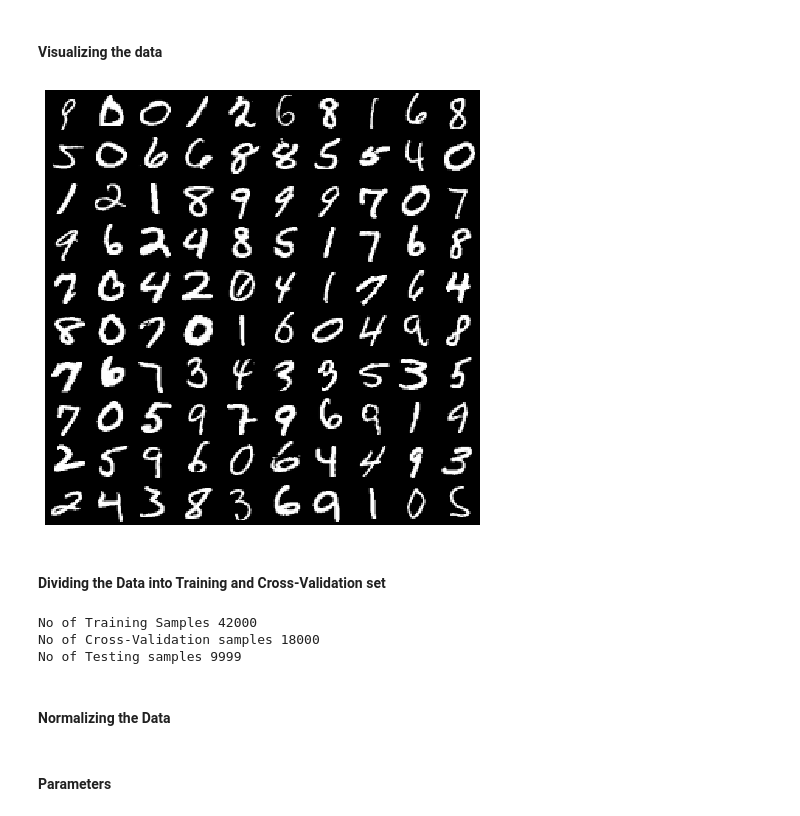
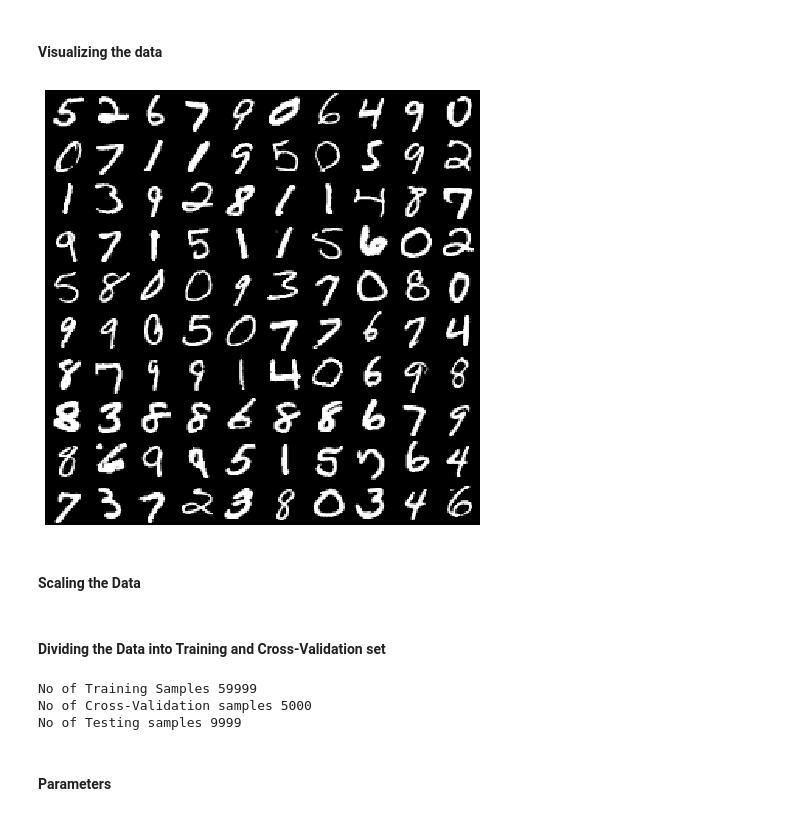
Before and after one commit to GauthamSks/Handwritten-Digit-Clasiffication, a Jupyter notebook: Handwritten Digit Classification.ipynb, the cells around one changed output. Drawn from its saved outputs; the diff is of its cells as text; code cells hidden in the pictures.

```diff
--- a/Handwritten Digit Classification.ipynb
+++ b/Handwritten Digit Classification.ipynb
@@ -18,20 +18,20 @@ DataBase = pd.read_csv('./Data/train_60000.csv')
 Test_Data = pd.read_csv('./Data/test_10000.csv')
 
 #Seperating the Label from the Features
-Data = DataBase.iloc[:,1:]
-Labels = DataBase.iloc[:,0].values
+Train_Data = DataBase.iloc[:,1:]
+Train_Labels = DataBase.iloc[:,0].values
 
 #Seperating the Label from the Features for Test data
 TData = Test_Data.iloc[:,1:]
 TLabels = Test_Data.iloc[:,0].values
 
 #Adding the Bias term to Data
-Data.insert(0,"Bias",1)
+Train_Data.insert(0,"Bias",1)
 TData.insert(0,"Bias",1)
 # %% [markdown]
 #### Visualizing the data
 # %%
-Index = random.sample(range(Data.shape[0]),100)
+Index = random.sample(range(Train_Data.shape[0]),100)
 
 def Convert_28x28(x):
     """
@@ -41,32 +41,34 @@ def Convert_28x28(x):
     width,height = 28,28 #The dimensions of the image
     x = x.values
     img = x.reshape(width,height)
     return img
 def Display_Grid(indices_to_display):
     """
     Function that picks 100 random rows from X, creates a 28x28 pixel image from each,
     then stitches them together into a 10x10 grid of images, and shows it.
     """
 
     width,height = 28,28 #The dimensions of the image
     nrows,ncols = 10,10 #The dimensions of the Image grid
     Grid = np.zeros((nrows*28,ncols*28)) #Each image is 20x20 therefor the Grid dimension is 200x200
 
 
     irow,icol = 0,0 #Index of the images in the Grid
     for index in indices_to_display:
         if(icol==ncols): #Here we are filling the Grid with images row wise
             irow +=1
             icol  =0
-        img = Convert_28x28(Data.iloc[index,1:]) #0th column is bias
+        img = Convert_28x28(Train_Data.iloc[index,1:]) #0th column is bias
         Grid[irow*height:irow*height+28,icol*width:icol*width+28] = img
         icol +=1
 
     fig = plt.figure(figsize=(20,8))
     plt.imshow(Grid,cmap = cm.Greys_r)
     plt.axis('off')
 
 
 Display_Grid(Index)
 # %% [output]
-[figure, old version]
+[figure, new version]
+# %% [markdown]
+#### Scaling the Data
@@ -73,13 +87,9 @@ Display_Grid(Index)
 # %% [markdown]
 #### Dividing the Data into Training and Cross-Validation set
 # %%
-#Training Data
-Train_Data = Data.iloc[0:42000,:]
-Train_Labels = Labels[0:42000]
-
 #Cross alidation Data
-CrossVal_Data = Data.iloc[41999:,:].values
-CrossVal_Labels = Labels[41999:]
+CrossVal_Data = TData.iloc[:5000,:].values
+CrossVal_Labels = TLabels[:5000]
 
 #No of Training Samples
 m1 = Train_Data.shape[0]
@@ -92,8 +102,6 @@ print("No of Training Samples",m1)
 print("No of Cross-Validation samples",m2)
 print("No of Testing samples",m3)
 # %% [output]
-No of Training Samples 42000
-No of Cross-Validation samples 18000
+No of Training Samples 59999
+No of Cross-Validation samples 5000
 No of Testing samples 9999
-# %% [markdown]
-#### Normalizing the Data
```
Also changed, not shown: parts of 6 cells of this notebook, 2 other files.
